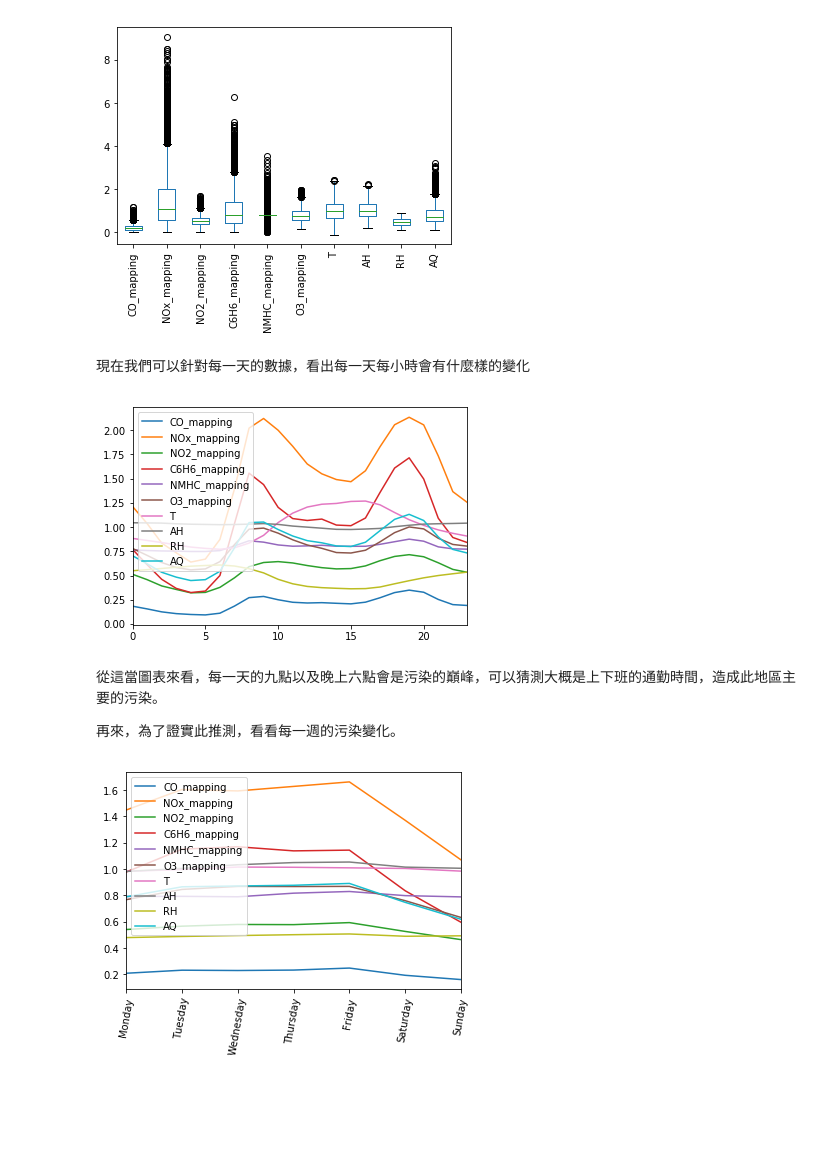
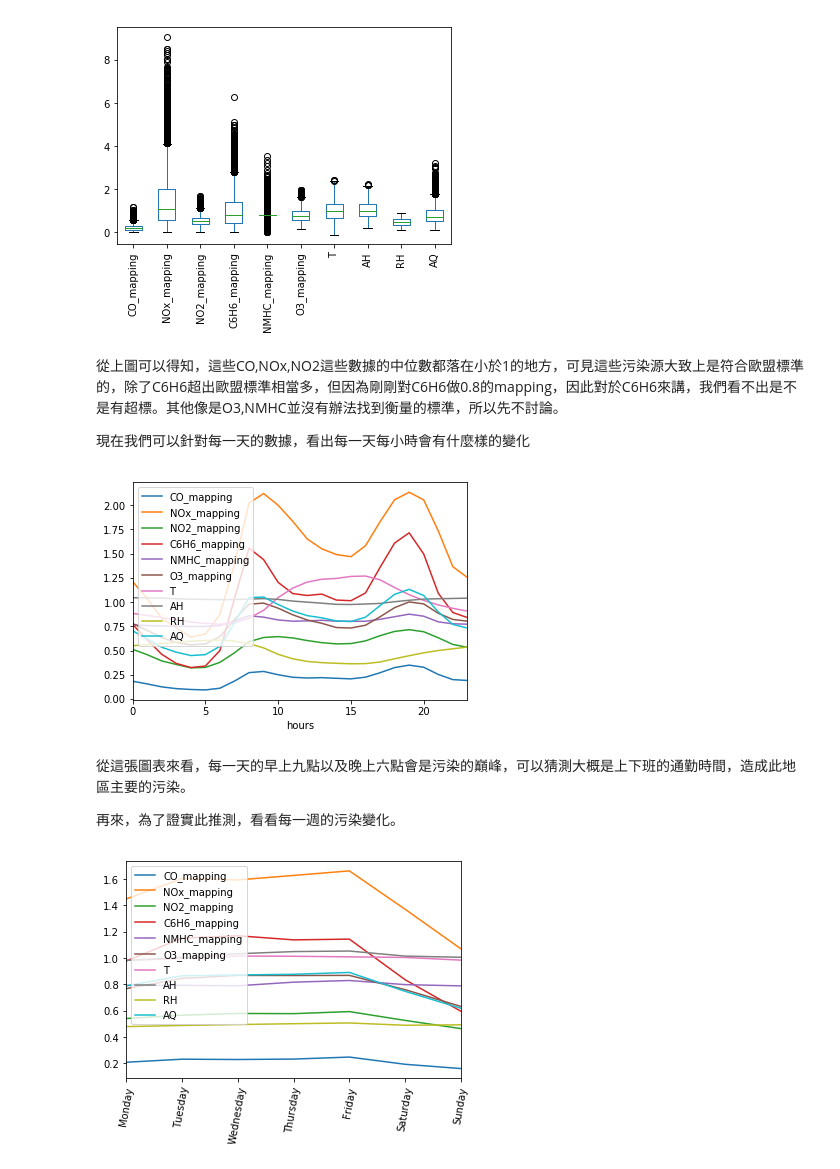
Before and after one commit to adslchen/AirQuality_EDA, a Jupyter notebook: AirQualityEDA.ipynb, the cells around one changed output. Drawn from its saved outputs; the diff is of its cells as text; code cells hidden in the pictures; blank space fills up the shorter version.

```diff
--- a/AirQualityEDA.ipynb
+++ b/AirQualityEDA.ipynb
@@ -180,17 +191,21 @@ plt.show()
 # %% [output]
 ['CO_mapping', 'NOx_mapping', 'NO2_mapping', 'C6H6_mapping', 'NMHC_mapping', 'O3_mapping', 'T', 'AH', 'RH', 'AQ']
 [figure]
-# %% [markdown]
-現在我們可以針對每一天的數據，看出每一天每小時會有什麼樣的變化
+# %% [markdown]
+從上圖可以得知，這些CO,NOx,NO2這些數據的中位數都落在小於1的地方，可見這些污染源大致上是符合歐盟標準的，除了C6H6超出歐盟標準相當多，但因為剛剛對C6H6做0.8的mapping，因此對於C6H6來講，我們看不出是不是有超標。其他像是O3,NMHC並沒有辦法找到衡量的標準，所以先不討論。
+
+
+現在我們可以針對每一天的數據，看出每一天每小時會有什麼樣的變化
 # %%
 days_hours_trend = data.groupby(data.index.hour).mean()
 
-days_hours_trend.plot()
+aa = days_hours_trend.plot()
+aa.set_xlabel('hours')
 plt.show()
 # %% [output]
-[figure, old version]
+[figure, new version]
 # %% [markdown]
-從這當圖表來看，每一天的九點以及晚上六點會是污染的巔峰，可以猜測大概是上下班的通勤時間，造成此地區主要的污染。
+從這張圖表來看，每一天的早上九點以及晚上六點會是污染的巔峰，可以猜測大概是上下班的通勤時間，造成此地區主要的污染。
 
 再來，為了證實此推測，看看每一週的污染變化。
 # %%
```
Also changed, not shown: parts of 25 cells of this notebook.
